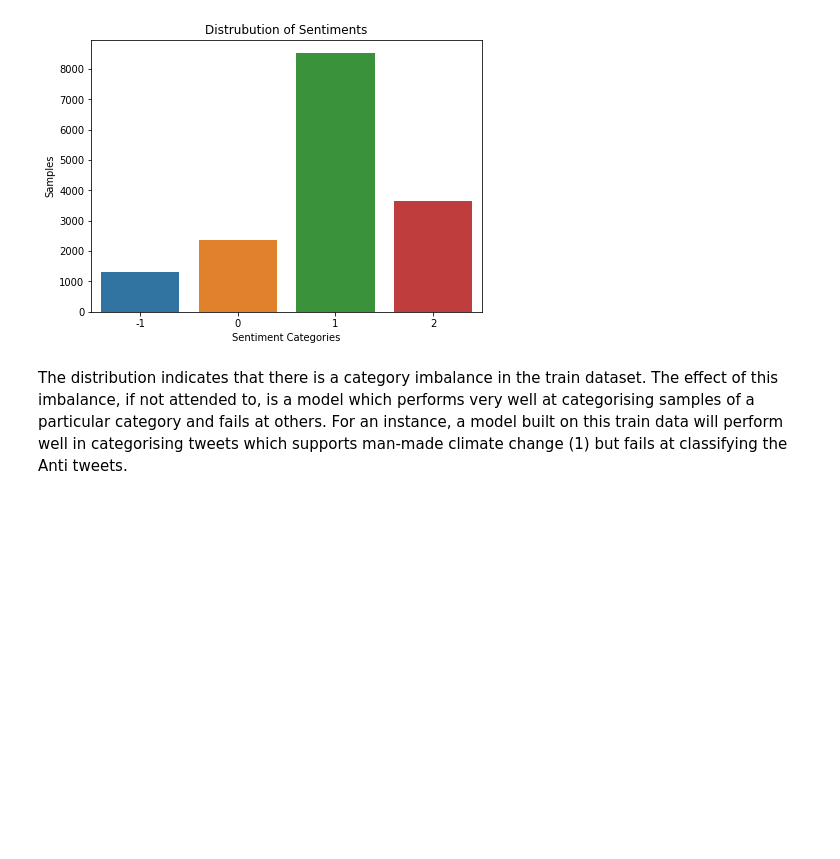
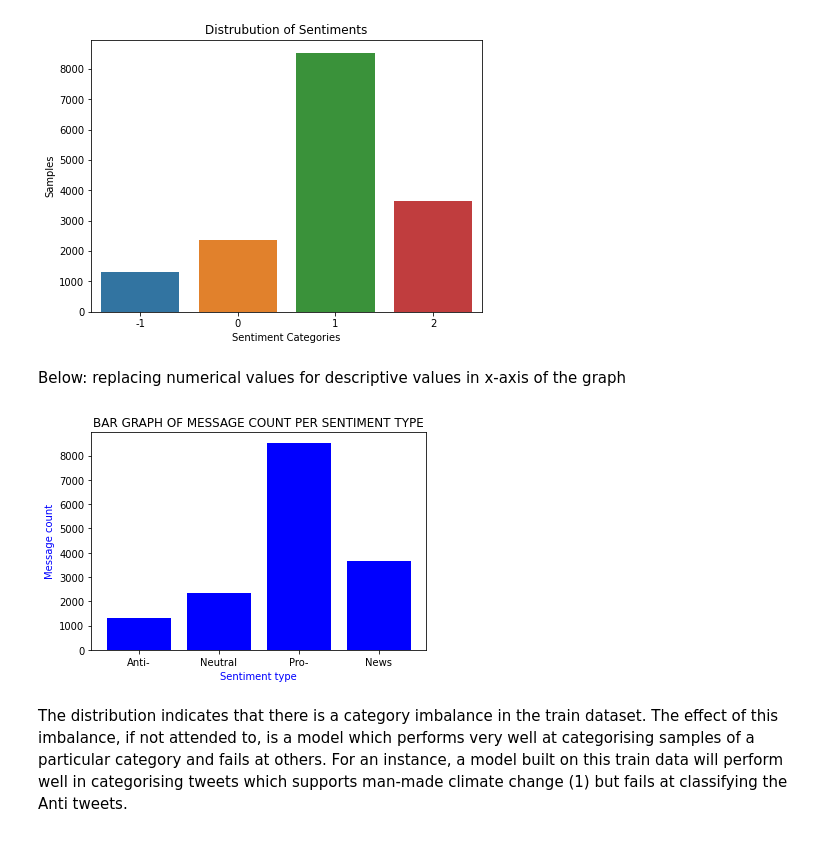
Before and after one commit to Abdul4code/Climate-change-analysis-Team_ZF2, a Jupyter notebook: ZF2_Classification.ipynb, the cells around one changed output. Cells and saved outputs as stored; diff of their text form; code cells hidden in the pictures; blank space fills up the shorter version.

Commit message:
I have provided a No. of tweets per sentiment table variate, where in the x-axis, the labels are descriptive. eg. 'anti-' instean of '-1'

```diff
--- a/ZF2_Classification.ipynb
+++ b/ZF2_Classification.ipynb
@@ -174,6 +174,35 @@ plt.ylabel("Samples")
 plt.show()
 # %% [output]
 [figure]
+# %% [markdown]
+Below: replacing numerical values for descriptive values in x-axis of the graph
+# %%
+## Grouping the message features according to the type of sentiments
+# and getting the number of messages per sentiment type
+train_gpd = df_train.groupby('sentiment').message.count()
+# %%
+## reverting the sentiment types to be features from being indices in the dataframe
+# created after groupby() function
+train_gpd = train_gpd.reset_index()
+# %%
+## adding a column 'desc' that contains a description of the values in column 'sentiment'
+sentiments = [[-1, 'Anti-'], [0, 'Neutral'], [1, 'Pro-'], [2, 'News']]
+
+desc= [j[1] for i in train_gpd['sentiment'] for j in sentiments if i == j[0]]
+train_gpd['desc'] = desc
+# %%
+## plotting message count vs sentiment type
+#x = train_gpd ['sentiment'].astype(str) # ordinal values of sentiments
+x = train_gpd ['desc'] # a description of the sentiment values. better for plotting
+y = train_gpd ['message']
+fig, ax = plt.subplots()
+ax.set_title('BAR GRAPH OF MESSAGE COUNT PER SENTIMENT TYPE', color = 'black')
+ax.set_ylabel('Message count', color = 'blue')
+ax.set_xlabel('Sentiment type', color = 'blue')
+ax.bar(x,y, color = 'blue')
+fig.show()
+# %% [output]
+[figure, added]
 # %% [markdown]
 The distribution indicates that there is a category imbalance in the train dataset. The effect of this imbalance, if not attended to, is a model which performs very well at categorising samples of a particular category and fails at others. For an instance, a model built on this train data will perform well in categorising tweets which supports man-made climate change (1) but fails at classifying the Anti tweets. <br /><br />
 # %% [markdown]
```
Also changed, not shown: parts of 1 cell of this notebook.
